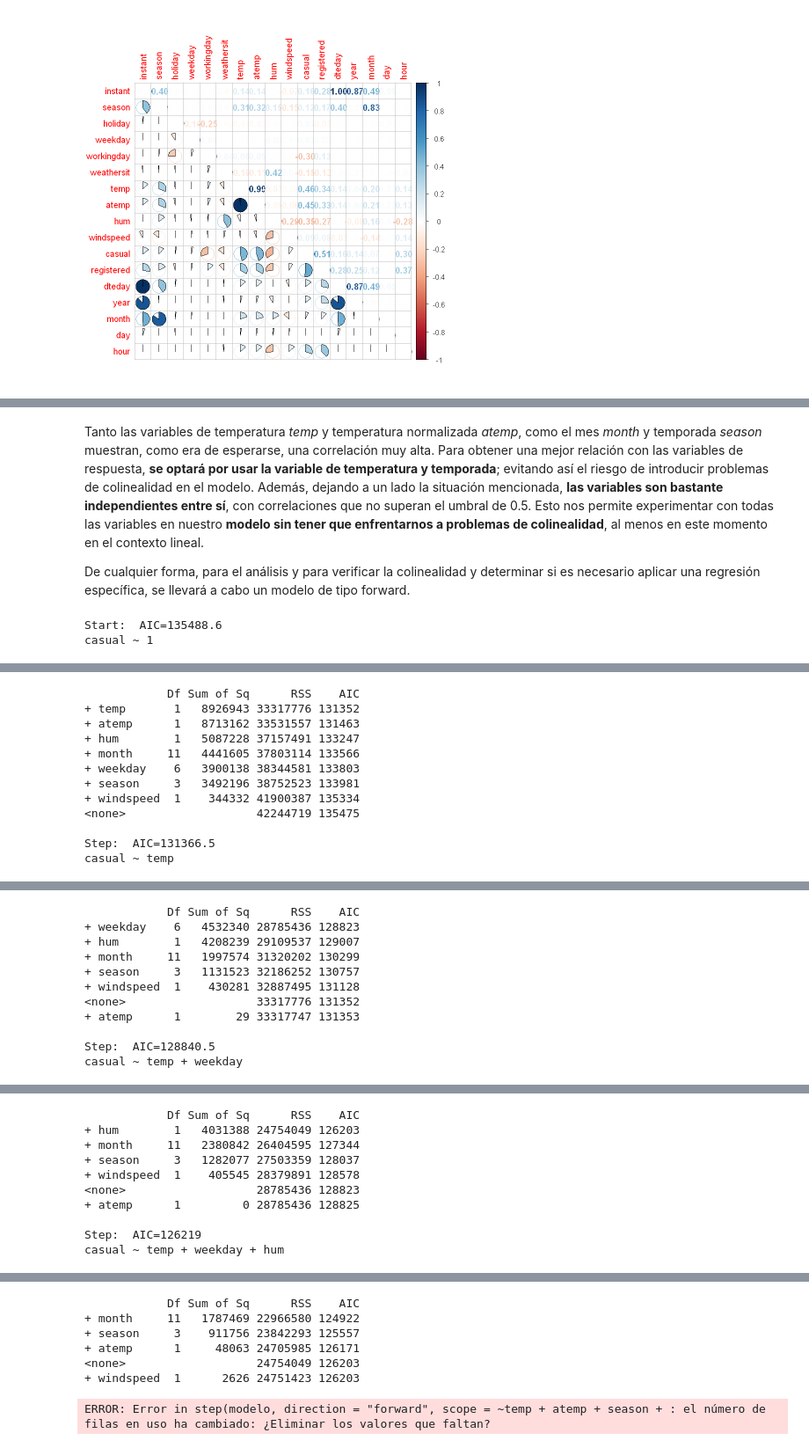
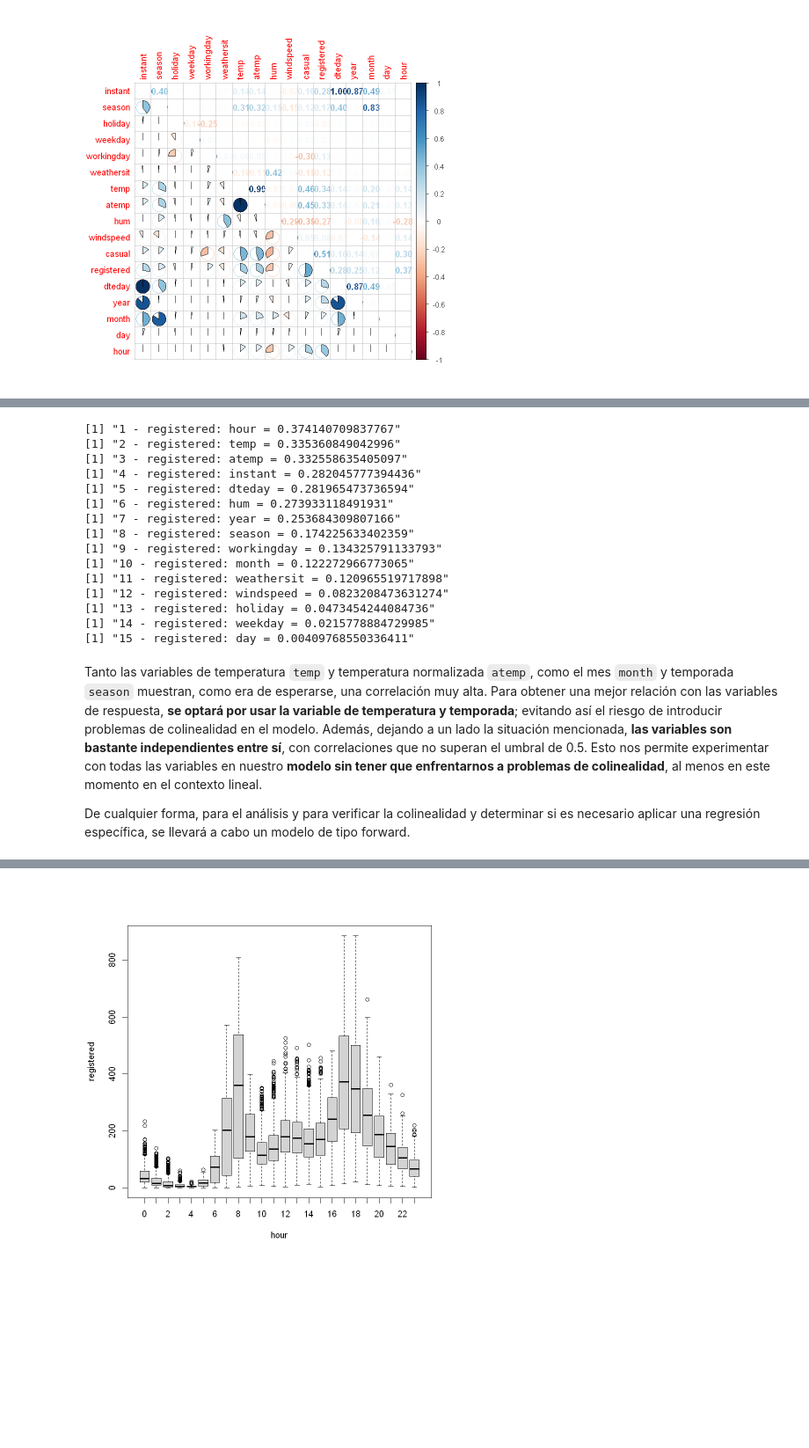
Before and after one commit to josegdotcom/Proyecto-analizis_regresion, a Jupyter notebook: Proyecto.ipynb, the cells around one changed output, grey strips where cells are left out. Shown at 88% size. Saved outputs shown, nothing was run; the diff lists cells and outputs as text; code cells hidden in the pictures; blank space fills up the shorter version.

Commit message:
Solucion de problemas de valores nulos

```diff
--- a/Proyecto.ipynb
+++ b/Proyecto.ipynb
@@ -55,9 +52,9 @@ df$dteday <- paste( #combinar columnas
     sep = " "
 )
 
-df$dteday <- as.POSIXct(x = df$dteday, format = '%Y-%m-%d %H') #transformarlos a variables tipo time
+df$dteday <- as.POSIXct(x = df$dteday, format = '%Y-%m-%d %H', tz="UTC") #transformarlos a variables tipo time
 
-df[c("yr", "mnth", "hr", "cnt")] <- NULL #elimino variables que no sirven
+df[c("yr", "mnth", "hr", "cnt")] <- NULL #elimino variables que no sirven por ahora
 
 df[0:5,]
 # %% [output]
@@ -274,5 +278,25 @@ for (i in seq_along(cor_casual)) {
+# %%
+for (i in seq_along(cor_casual)) {
+    print(paste(i, "- registered:", names(cor_regis)[i], "=", cor_regis[i]))
+}
+# %% [output]
+[1] "1 - registered: hour = 0.374140709837767"
+[1] "2 - registered: temp = 0.335360849042996"
+[1] "3 - registered: atemp = 0.332558635405097"
+[1] "4 - registered: instant = 0.282045777394436"
+[1] "5 - registered: dteday = 0.281965473736594"
+[1] "6 - registered: hum = 0.273933118491931"
+[1] "7 - registered: year = 0.253684309807166"
+[1] "8 - registered: season = 0.174225633402359"
+[1] "9 - registered: workingday = 0.134325791133793"
+[1] "10 - registered: month = 0.122272966773065"
+[1] "11 - registered: weathersit = 0.120965519717898"
+[1] "12 - registered: windspeed = 0.0823208473631274"
+[1] "13 - registered: holiday = 0.0473454244084736"
+[1] "14 - registered: weekday = 0.0215778884729985"
+[1] "15 - registered: day = 0.00409768550336411"
 # %% [markdown]
-Tanto las variables de temperatura *temp* y temperatura normalizada *atemp*, como el mes *month* y temporada *season* muestran, como era de esperarse, una correlación muy alta. Para obtener una mejor relación con las variables de respuesta, **se optará por usar la variable de temperatura y temporada**; evitando así el riesgo de introducir problemas de colinealidad en el modelo. Además, dejando a un lado la situación mencionada, **las variables son bastante independientes entre sí**, con correlaciones que no superan el umbral de 0.5. Esto nos permite experimentar con todas las variables en nuestro **modelo sin tener que enfrentarnos a problemas de colinealidad**, al menos en este momento en el contexto lineal.
+Tanto las variables de temperatura `temp` y temperatura normalizada `atemp`, como el mes `month` y temporada `season` muestran, como era de esperarse, una correlación muy alta. Para obtener una mejor relación con las variables de respuesta, **se optará por usar la variable de temperatura y temporada**; evitando así el riesgo de introducir problemas de colinealidad en el modelo. Además, dejando a un lado la situación mencionada, **las variables son bastante independientes entre sí**, con correlaciones que no superan el umbral de 0.5. Esto nos permite experimentar con todas las variables en nuestro **modelo sin tener que enfrentarnos a problemas de colinealidad**, al menos en este momento en el contexto lineal.
 
 De cualquier forma, para el análisis y para verificar la colinealidad y determinar si es necesario aplicar una regresión específica, se llevará a cabo un modelo de tipo forward.
 # %%
@@ -283,13 +307,5 @@ df <- df_numeric %>% mutate(
     )
   )
 # %%
-modelo <- lm(casual ~ 1, data = df)
-
-modelo_forward <- step(
-    modelo,
-    direction = "forward",
-    scope = ~ temp + atemp + season + month + hum + windspeed + weekday
-)
+boxplot(data=df, registered ~ hour)
 # %% [output]
-Start:  AIC=135488.6
-casual ~ 1
@@ -298,12 +311,0 @@ Warning message in add1.lm(fit, scope$add, scale = scale, trace = trace, k = k,
-            Df Sum of Sq      RSS    AIC
-+ temp       1   8926943 33317776 131352
-+ atemp      1   8713162 33531557 131463
-+ hum        1   5087228 37157491 133247
-+ month     11   4441605 37803114 133566
-+ weekday    6   3900138 38344581 133803
-+ season     3   3492196 38752523 133981
-+ windspeed  1    344332 41900387 135334
-<none>                   42244719 135475
-
-Step:  AIC=131366.5
-casual ~ temp
@@ -312,11 +311,0 @@ Warning message in add1.lm(fit, scope$add, scale = scale, trace = trace, k = k,
-            Df Sum of Sq      RSS    AIC
-+ weekday    6   4532340 28785436 128823
-+ hum        1   4208239 29109537 129007
-+ month     11   1997574 31320202 130299
-+ season     3   1131523 32186252 130757
-+ windspeed  1    430281 32887495 131128
-<none>                   33317776 131352
-+ atemp      1        29 33317747 131353
-
-Step:  AIC=128840.5
-casual ~ temp + weekday
@@ -325,10 +311,0 @@ Warning message in add1.lm(fit, scope$add, scale = scale, trace = trace, k = k,
-            Df Sum of Sq      RSS    AIC
-+ hum        1   4031388 24754049 126203
-+ month     11   2380842 26404595 127344
-+ season     3   1282077 27503359 128037
-+ windspeed  1    405545 28379891 128578
-<none>                   28785436 128823
-+ atemp      1         0 28785436 128825
-
-Step:  AIC=126219
-casual ~ temp + weekday + hum
@@ -337,7 +312 @@ Warning message in add1.lm(fit, scope$add, scale = scale, trace = trace, k = k,
-            Df Sum of Sq      RSS    AIC
-+ month     11   1787469 22966580 124922
-+ season     3    911756 23842293 125557
-+ atemp      1     48063 24705985 126171
-<none>                   24754049 126203
-+ windspeed  1      2626 24751423 126203
-ERROR: Error in step(modelo, direction = "forward", scope = ~temp + atemp + season + : el número de filas en uso ha cambiado: ¿Eliminar los valores que faltan?
+[figure, added]
```
Also changed, not shown: parts of 11 cells of this notebook.
